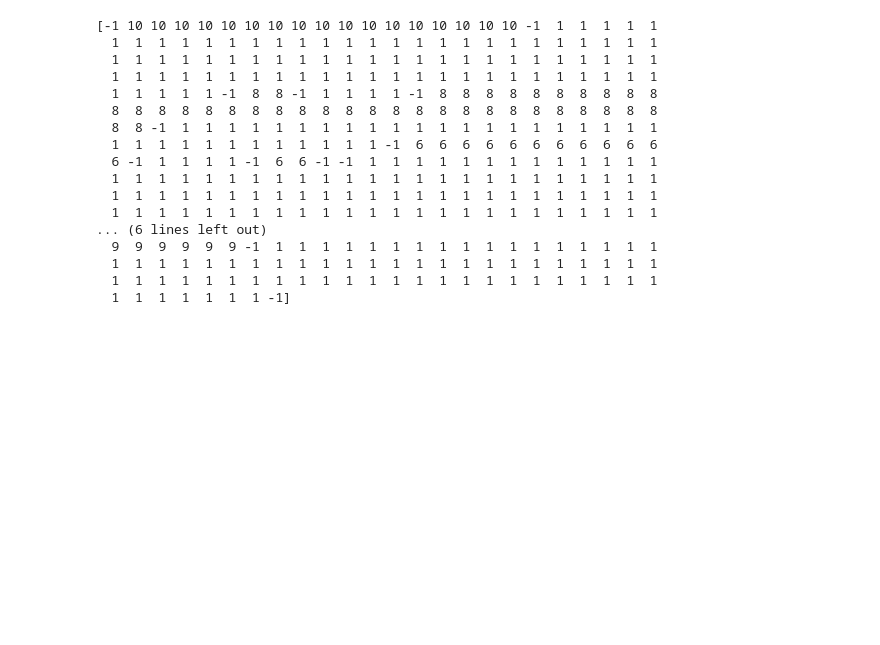
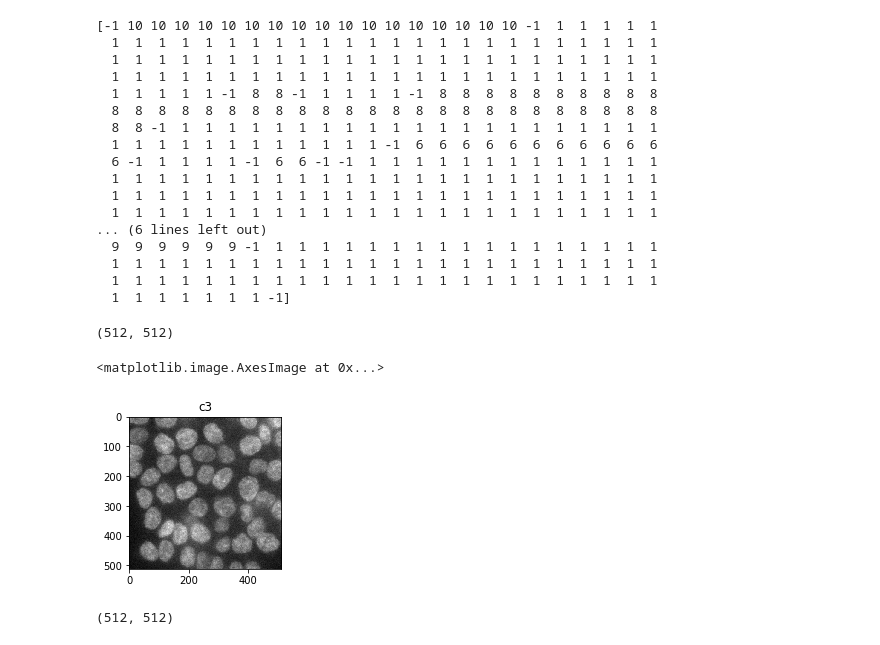
Before and after one commit to jasonjnie/2D-Cell-Image-Segmentation, a Jupyter notebook: Cell_Image_Segmentation.ipynb, the cells around one changed output. Saved outputs shown, nothing was run; the diff lists cells and outputs as text; code cells hidden in the pictures; blank space fills up the shorter version.

```diff
--- a/Cell_Image_Segmentation.ipynb
+++ b/Cell_Image_Segmentation.ipynb
@@ -310,3 +339,18 @@ print(markers[110])
   1  1  1  1  1  1  1  1  1  1  1  1  1  1  1  1  1  1  1  1  1  1  1  1
   1  1  1  1  1  1  1  1  1  1  1  1  1  1  1  1  1  1  1  1  1  1  1  1
   1  1  1  1  1  1  1 -1]
+# %%
+img_path_c3 = './data/c3/Snap-799-Image Export-80_c3_ORG.tif'
+img_c3 = np.asarray(Image.open(img_path_c3))
+print(img_c3.shape)
+plt.subplot(1, 2, 1)
+plt.title('c3')
+plt.imshow(img_c3, cmap='gray')
+# %% [output]
+(512, 512)
+<matplotlib.image.AxesImage at 0x...>
+[figure, added]
+# %%
+img_c3
+# %% [output]
+(512, 512)
```
Also changed, not shown: parts of 3 cells of this notebook.
